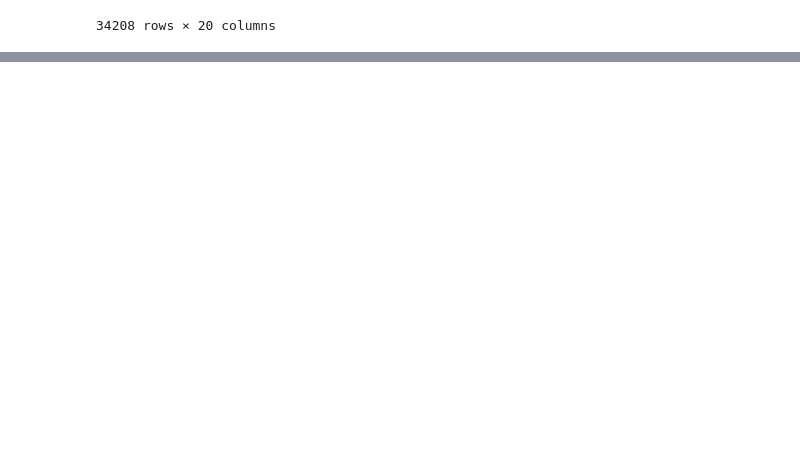
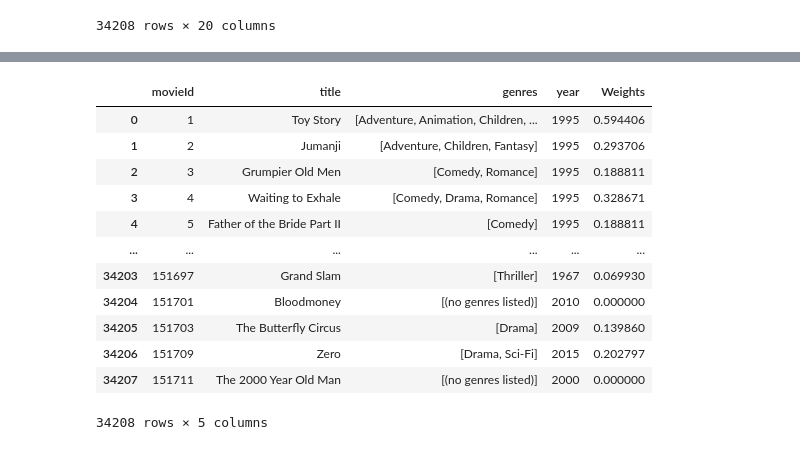
Before and after one commit to aitezazakhtar/ContentBased-RecommenderSystems, a Jupyter notebook: ContentBased-RecommenderSystems.ipynb, the cells around one changed output, grey strips where cells are left out. Drawn from its saved outputs; the diff is of its cells as text; code cells hidden in the pictures; blank space fills up the shorter version.

Commit message:
final table and cleaned

```diff
--- a/ContentBased-RecommenderSystems.ipynb
+++ b/ContentBased-RecommenderSystems.ipynb
@@ -395,0 +185,3 @@ for i in range(len(u)):
+# %%
+userprofile = userprofile/userprofile.sum()
+userprofile
@@ -396,3 +257,6 @@ for i in range(len(u)):
+# %%
+for i in range(len(userprofile)):
+    genretable[genretable.columns[i]] = genretable[genretable.columns[i]] * userprofile[i]
 # %%
 genretable
 # %% [output]
@@ -411,4 +275,5 @@ genretable
 | 151711 | 0.00000 | 0.000000 | 0.000000 | 0.000000 | 0.000000 | 0.0 | 0.00000 | 0.0 | 0.0 | 0.00000 | ... |
 34208 rows × 20 columns
 # %%
-recoom = genretable.sum(axis=1)
+recommendationTable = genretable.sum(axis=1)
+recommendationTable
@@ -430,0 +296,3 @@ Length: 34208, dtype: float64
+# %%
+recommendationTable = pd.DataFrame({'movieId':recommendationTable.index,'Weights':recommendationTable.values})
+recommendationTable
@@ -430,0 +313,17 @@ Length: 34208, dtype: float64
+# %%
+recommendationTable = pd.merge(movies_df,recommendationTable)
+recommendationTable
+# %% [output]
+|  | movieId | title | genres | year | Weights |
+| 0 | 1 | Toy Story | [Adventure, Animation, Children, ... | 1995 | 0.594406 |
+| 1 | 2 | Jumanji | [Adventure, Children, Fantasy] | 1995 | 0.293706 |
+| 2 | 3 | Grumpier Old Men | [Comedy, Romance] | 1995 | 0.188811 |
+| 3 | 4 | Waiting to Exhale | [Comedy, Drama, Romance] | 1995 | 0.328671 |
+| 4 | 5 | Father of the Bride Part II | [Comedy] | 1995 | 0.188811 |
+| ... | ... | ... | ... | ... | ... |
+| 34203 | 151697 | Grand Slam | [Thriller] | 1967 | 0.069930 |
+| 34204 | 151701 | Bloodmoney | [(no genres listed)] | 2010 | 0.000000 |
+| 34205 | 151703 | The Butterfly Circus | [Drama] | 2009 | 0.139860 |
+| 34206 | 151709 | Zero | [Drama, Sci-Fi] | 2015 | 0.202797 |
+| 34207 | 151711 | The 2000 Year Old Man | [(no genres listed)] | 2000 | 0.000000 |
+34208 rows × 5 columns
```
Also changed, not shown: parts of 57 cells of this notebook.
